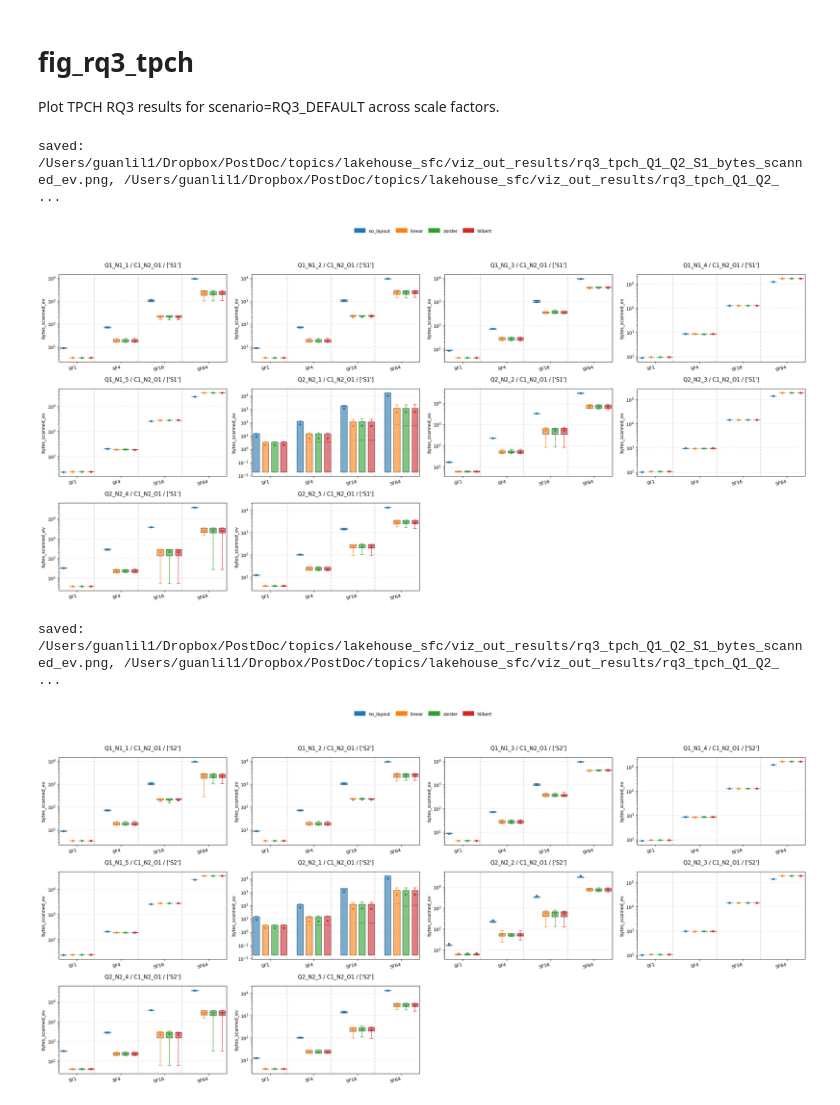
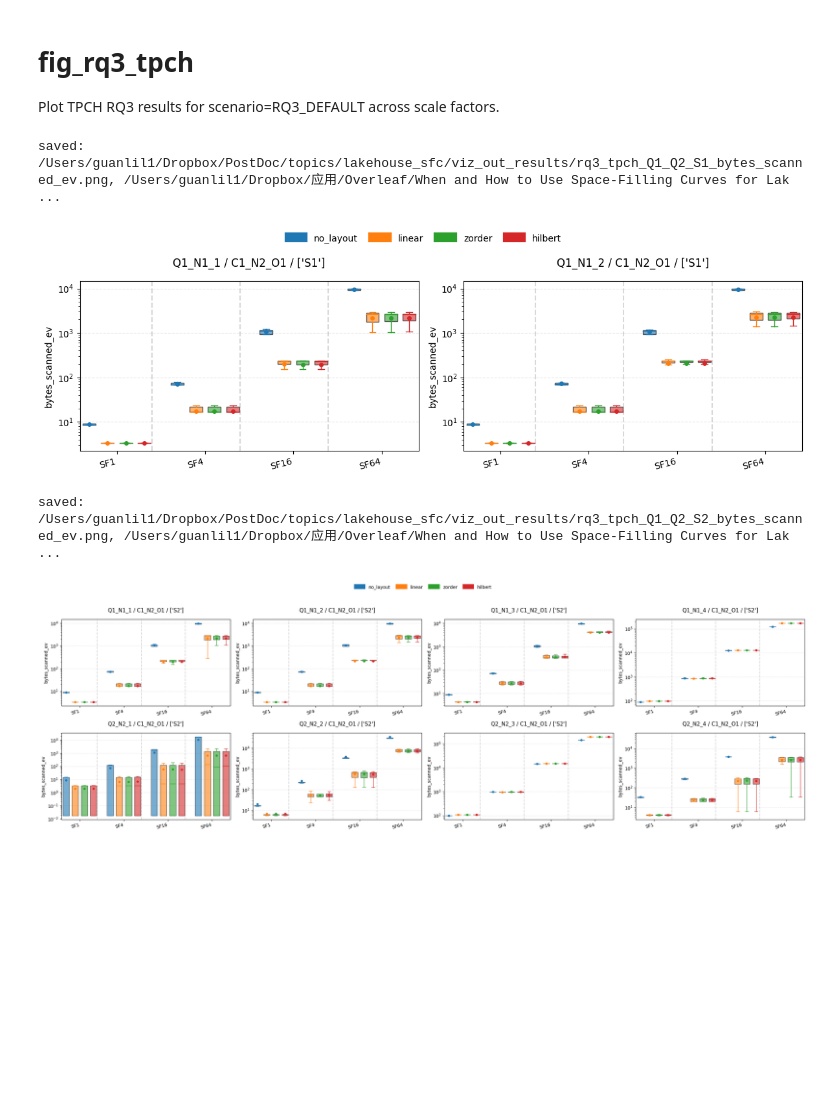
Before and after one commit to Liuguanli/lakehouse_sfc, a Jupyter notebook: notebooks/fig_rq3_tpch.ipynb, the cells around one changed output. Cells and saved outputs as stored; diff of their text form; code cells hidden in the pictures; blank space fills up the shorter version.

Commit message:
git update plots

```diff
--- a/notebooks/fig_rq3_tpch.ipynb
+++ b/notebooks/fig_rq3_tpch.ipynb
@@ -278,9 +278,10 @@ def plot_rq3_tpch_queries(
         print(f'[warn] missing scale(s) in data: {sorted(missing_scales)}')
 
     n = len(plots)
-    ncols = 4
+    ncols = max(1, math.ceil(n ** 0.5))
+    ncols = min(4, n)
     nrows = math.ceil(n / ncols)
-    fig, axes = plt.subplots(nrows=nrows, ncols=ncols, figsize=(24, 4 * nrows), squeeze=False)
+    fig, axes = plt.subplots(nrows=nrows, ncols=ncols, figsize=(6 * ncols, 4 * nrows), squeeze=False)
     legend_handles = []
     seen_labels = set()
 
@@ -337,11 +338,15 @@ def plot_rq3_tpch_queries(
         if isinstance(fmt_list, str):
             fmt_list = [fmt_list]
         saved_paths = []
+        extra_pdf_dir = _resolve_extra_pdf_dir(None)
         for fmt in fmt_list:
-            ext = fmt.lstrip('.')
-            out_path = base_dir / f"{base_name}.{ext}"
-            fig.savefig(out_path, bbox_inches="tight", pad_inches=0.02)
+            ext = fmt.lstrip('.').lower()
+            if ext == 'pdf' and extra_pdf_dir is not None:
+                out_path = _mirror_under_extra_dir(base_dir / base_name, extra_pdf_dir).with_suffix('.pdf')
+            else:
+                out_path = base_dir / f"{base_name}.{ext}"
             saved_paths.append(out_path)
+        savefig_multi(fig, base_dir / base_name, fmts=fmt_list, extra_pdf_dir=extra_pdf_dir)
         print("saved:", ", ".join(str(p) for p in saved_paths))
     summary = pd.concat(summary_frames) if summary_frames else pd.DataFrame()
     return fig, summary
@@ -368,27 +373,29 @@ def plot_rq3_tpch_query_groups(query_groups, **kwargs):
 # %%
 # Example usage: adjust queries/selectivity/metric per cell
 fig, _ = plot_rq3_tpch_queries(
-    ["Q1_N1_1", "Q1_N1_2", "Q1_N1_3", "Q1_N1_4", "Q1_N1_5",
-     "Q2_N2_1", "Q2_N2_2", "Q2_N2_3", "Q2_N2_4", "Q2_N2_5"],
+    ["Q1_N1_1", "Q1_N1_2", #"Q1_N1_3", "Q1_N1_4", # "Q1_N1_5",
+     #"Q2_N2_1", "Q2_N2_2", "Q2_N2_3", "Q2_N2_4", #"Q2_N2_5"
+    ],
     selectivity_filter=["S1"],
     column_config_limit=1,
+    log_scale=True,
     metric="bytes_scanned_ev",
     filename="rq3_tpch_Q1_Q2_S1_bytes_scanned_ev",
 )
 # %% [output]
-saved: /Users/guanlil1/Dropbox/PostDoc/topics/lakehouse_sfc/viz_out_results/rq3_tpch_Q1_Q2_S1_bytes_scanned_ev.png, /Users/guanlil1/Dropbox/PostDoc/topics/lakehouse_sfc/viz_out_results/rq3_tpch_Q1_Q2_ ...
+saved: /Users/guanlil1/Dropbox/PostDoc/topics/lakehouse_sfc/viz_out_results/rq3_tpch_Q1_Q2_S1_bytes_scanned_ev.png, /Users/guanlil1/Dropbox/应用/Overleaf/When and How to Use Space-Filling Curves for Lak ...
-[figure, old version]
+[figure, new version]
 # %%
 fig, _ = plot_rq3_tpch_queries(
-    ["Q1_N1_1", "Q1_N1_2", "Q1_N1_3", "Q1_N1_4", "Q1_N1_5",
-     "Q2_N2_1", "Q2_N2_2", "Q2_N2_3", "Q2_N2_4", "Q2_N2_5"],
+    ["Q1_N1_1", "Q1_N1_2", "Q1_N1_3", "Q1_N1_4",
+     "Q2_N2_1", "Q2_N2_2", "Q2_N2_3", "Q2_N2_4"],
     selectivity_filter=["S2"],
     column_config_limit=1,
     metric="bytes_scanned_ev",
-    filename="rq3_tpch_Q1_Q2_S1_bytes_scanned_ev",
+    filename="rq3_tpch_Q1_Q2_S2_bytes_scanned_ev",
 )
 # %% [output]
-saved: /Users/guanlil1/Dropbox/PostDoc/topics/lakehouse_sfc/viz_out_results/rq3_tpch_Q1_Q2_S1_bytes_scanned_ev.png, /Users/guanlil1/Dropbox/PostDoc/topics/lakehouse_sfc/viz_out_results/rq3_tpch_Q1_Q2_ ...
+saved: /Users/guanlil1/Dropbox/PostDoc/topics/lakehouse_sfc/viz_out_results/rq3_tpch_Q1_Q2_S2_bytes_scanned_ev.png, /Users/guanlil1/Dropbox/应用/Overleaf/When and How to Use Space-Filling Curves for Lak ...
-[figure, old version]
+[figure, new version]
 # %%
 fig, _ = plot_rq3_tpch_queries(
```
Also changed, not shown: parts of 4 cells of this notebook, 21 other files.
